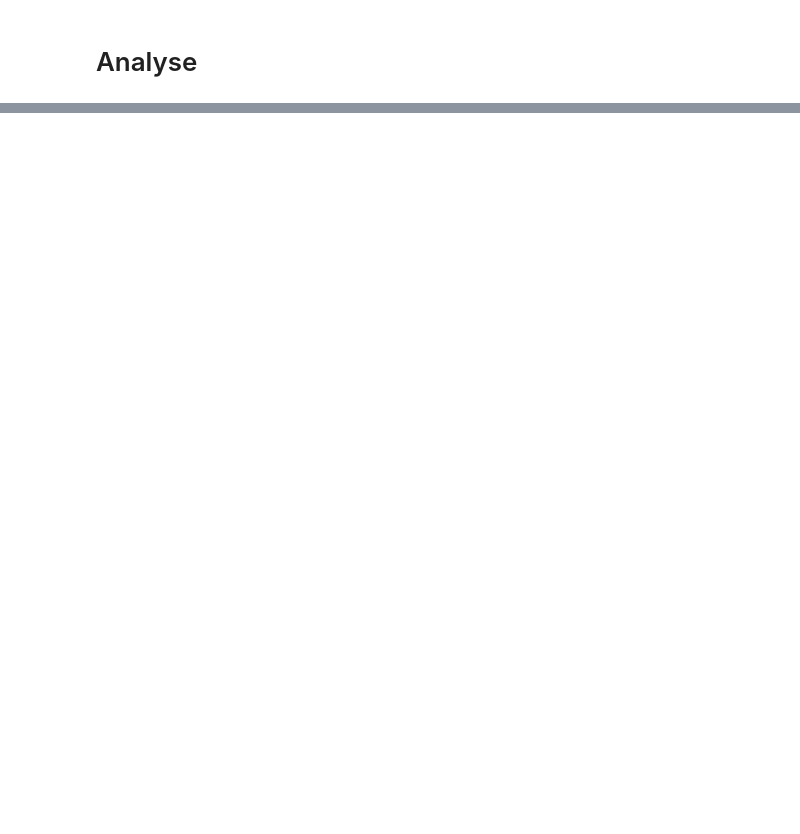
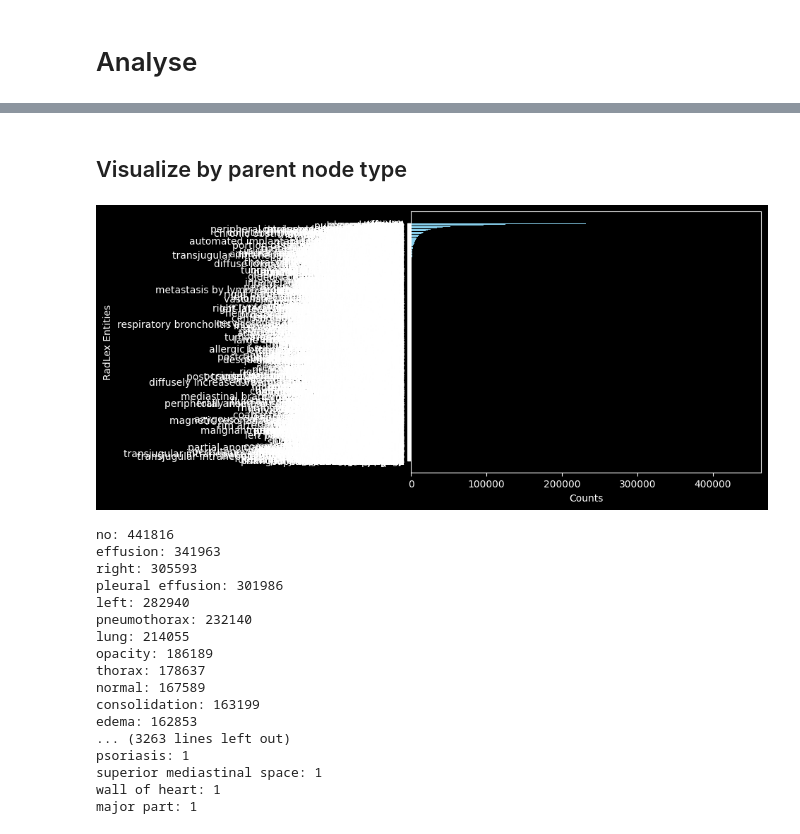
Before and after one commit to yxliao95/arrg_preprocessing, a Jupyter notebook: 5_filter_dataset.ipynb, the cells around one changed output, grey strips where cells are left out. Saved outputs shown, nothing was run; the diff lists cells and outputs as text; code cells hidden in the pictures; blank space fills up the shorter version.

```diff
--- a/5_filter_dataset.ipynb
+++ b/5_filter_dataset.ipynb
@@ -156,0 +275,41 @@ ds[]
+# %% [markdown]
+## Visualize by parent node type
+# %%
+inclusive = {
+    "http://radlex.org/RID/RID5": "imaging observation",
+    "http://radlex.org/RID/RID34861": "object",
+    "http://radlex.org/RID/RID1559": "procedure",
+    "http://radlex.org/RID/RID3": "anatomical entity",
+    "http://radlex.org/RID/RID6": "RadLex descriptor",
+    "http://radlex.org/RID/RID34785": "clinical finding",
+    "http://radlex.org/RID/RID35977": "property",
+}
+
+
+node_dockey_dict = defaultdict(set)
+for node, values in radlex_dockey_dict.items():
+    # Check if the node or its parents is in the inclusive list
+    if any([cls_id in node.all_parents or cls_id == node.class_id for cls_id in inclusive.keys()]):
+        node_dockey_dict[node].update(values)
+
+labels, counts = draw_bar_chart(node_dockey_dict)
+list_nodes(labels, counts)
+# %% [output]
+[figure, added]
+no: 441816
+effusion: 341963
+right: 305593
+pleural effusion: 301986
+left: 282940
+pneumothorax: 232140
+lung: 214055
+opacity: 186189
+thorax: 178637
+normal: 167589
+consolidation: 163199
+edema: 162853
+... (3263 lines left out)
+psoriasis: 1
+superior mediastinal space: 1
+wall of heart: 1
+major part: 1
```
Also changed, not shown: parts of 36 cells of this notebook, 2 other files.
